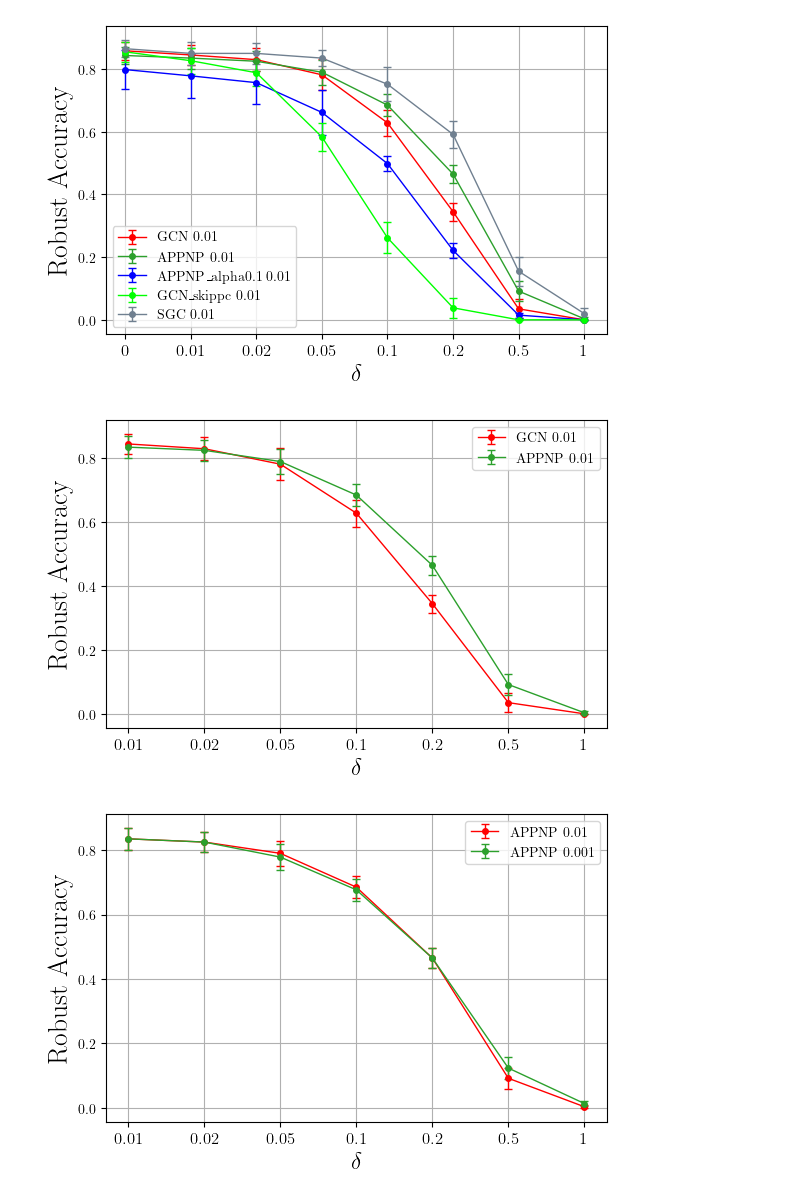
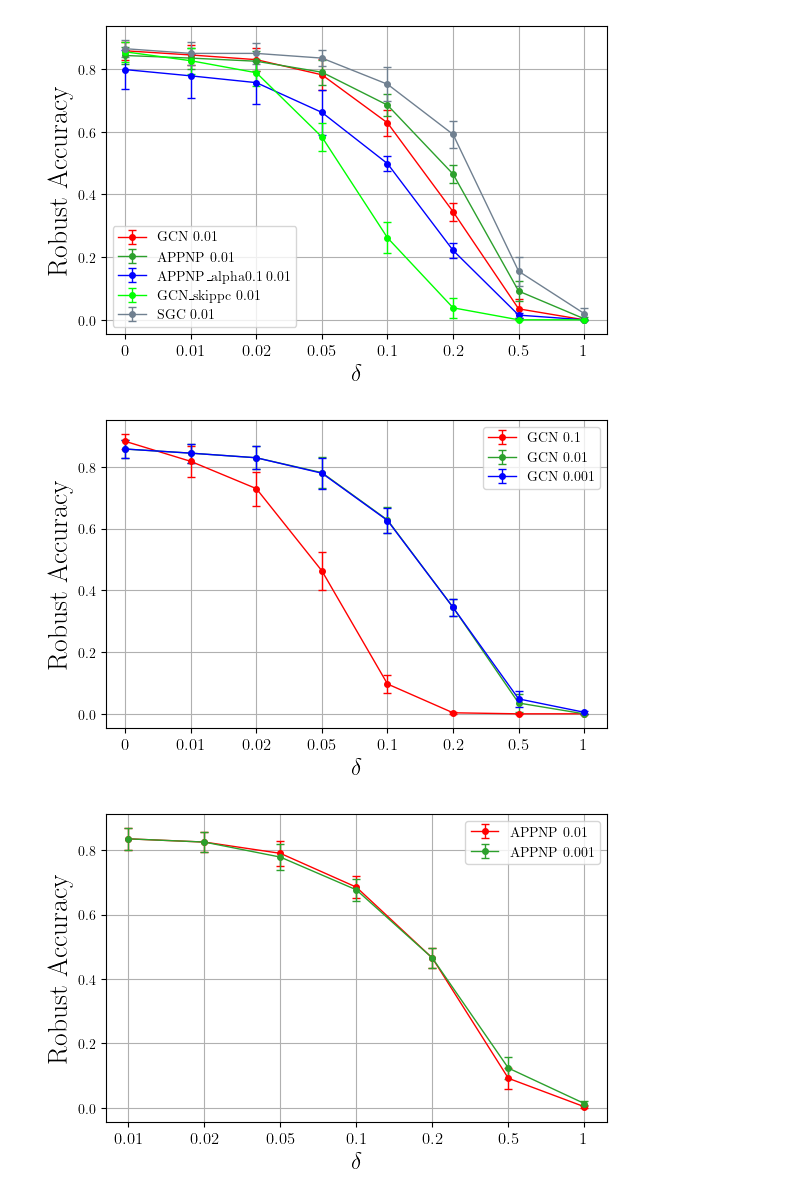
Before and after one commit to saper0/qpcert, a Jupyter notebook: notebooks/certification/l_cert_gcn.ipynb, the cells around one changed output. Cells and saved outputs as stored; diff of their text form; code cells hidden in the pictures.

```diff
--- a/notebooks/certification/l_cert_gcn.ipynb
+++ b/notebooks/certification/l_cert_gcn.ipynb
@@ -94,5 +94,5 @@ delta_l = [0, 0.01, 0.02, 0.05, 0.1, 0.2, 0.5, 1]
 n_adv_l = [1, 2, 6, 12, 24, 60, 120]
 
 #experiments = [gcn_exp, appnp_exp, appnp_alpha01_exp, sgc_exp, gcn_skip_exp, sgc_depth2_exp, sgc_depth4_exp]
-experiments = [gcn_exp, appnp_exp, sgc_exp, gcn_skip_exp]
+experiments = [gcn_exp, appnp_exp, sgc_exp]#, gcn_skip_exp]
 experiment_manager = ExperimentManager(experiments)
@@ -128,11 +126,11 @@ experiment_manager.plot_robust_acc_delta(K, models, C_l, attack_nodes,
 # %% [output]
 [figure]
 # %%
-C_l = [0.01]
-experiment_manager.plot_robust_acc_delta(K, ["GCN", "APPNP"], C_l, attack_nodes,
+C_l = [0.1, 0.01, 0.001]
+experiment_manager.plot_robust_acc_delta(K, ["GCN"], C_l, attack_nodes,
                                          n_adv=24, delta_l=delta_l)
 # %% [output]
-[figure, old version]
+[figure, new version]
 # %%
 C_l = [0.01, 0.001]
 experiment_manager.plot_robust_acc_delta(K, ["APPNP"], C_l, attack_nodes,
```
Also changed, not shown: parts of 1 cell of this notebook, 34 other files.
